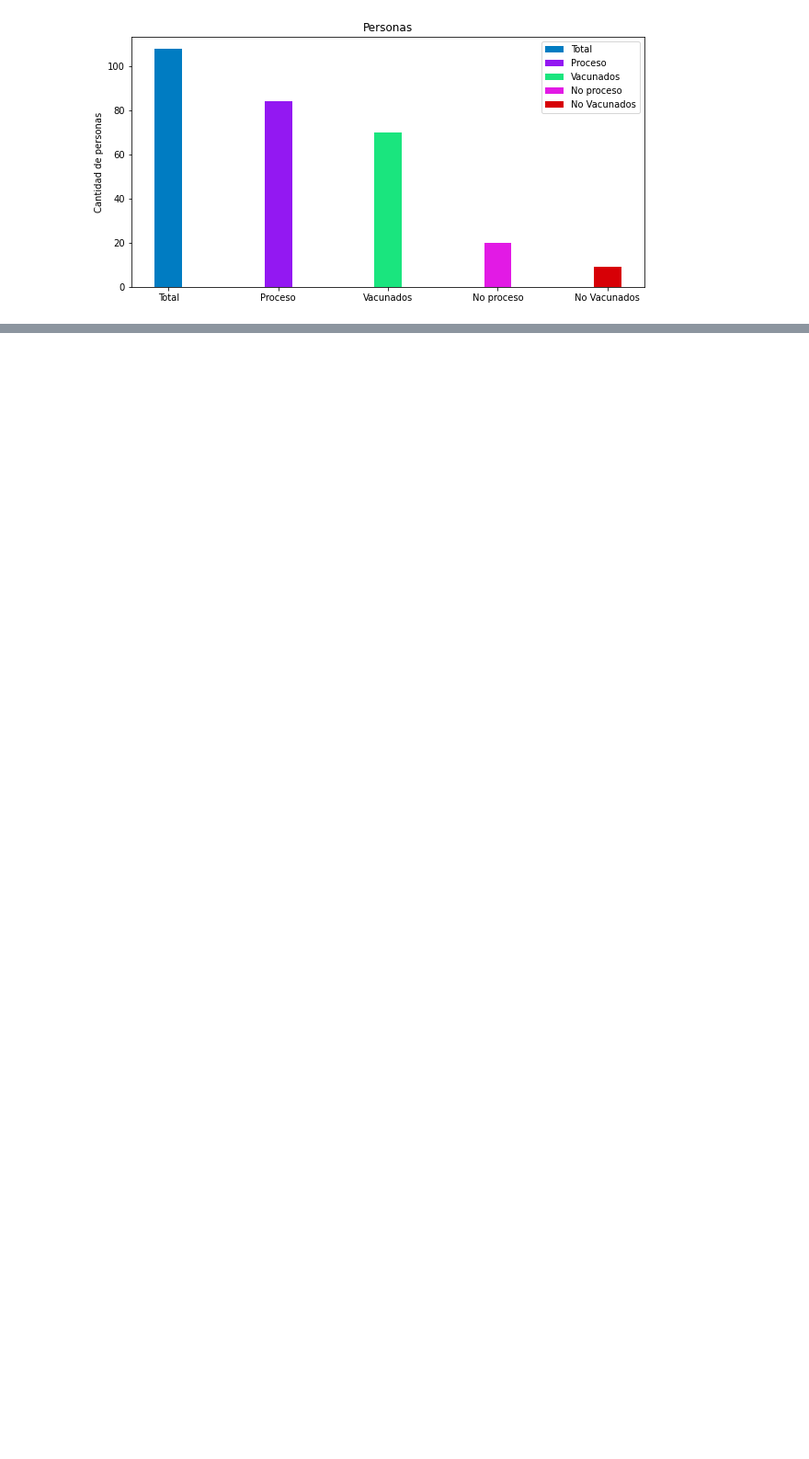
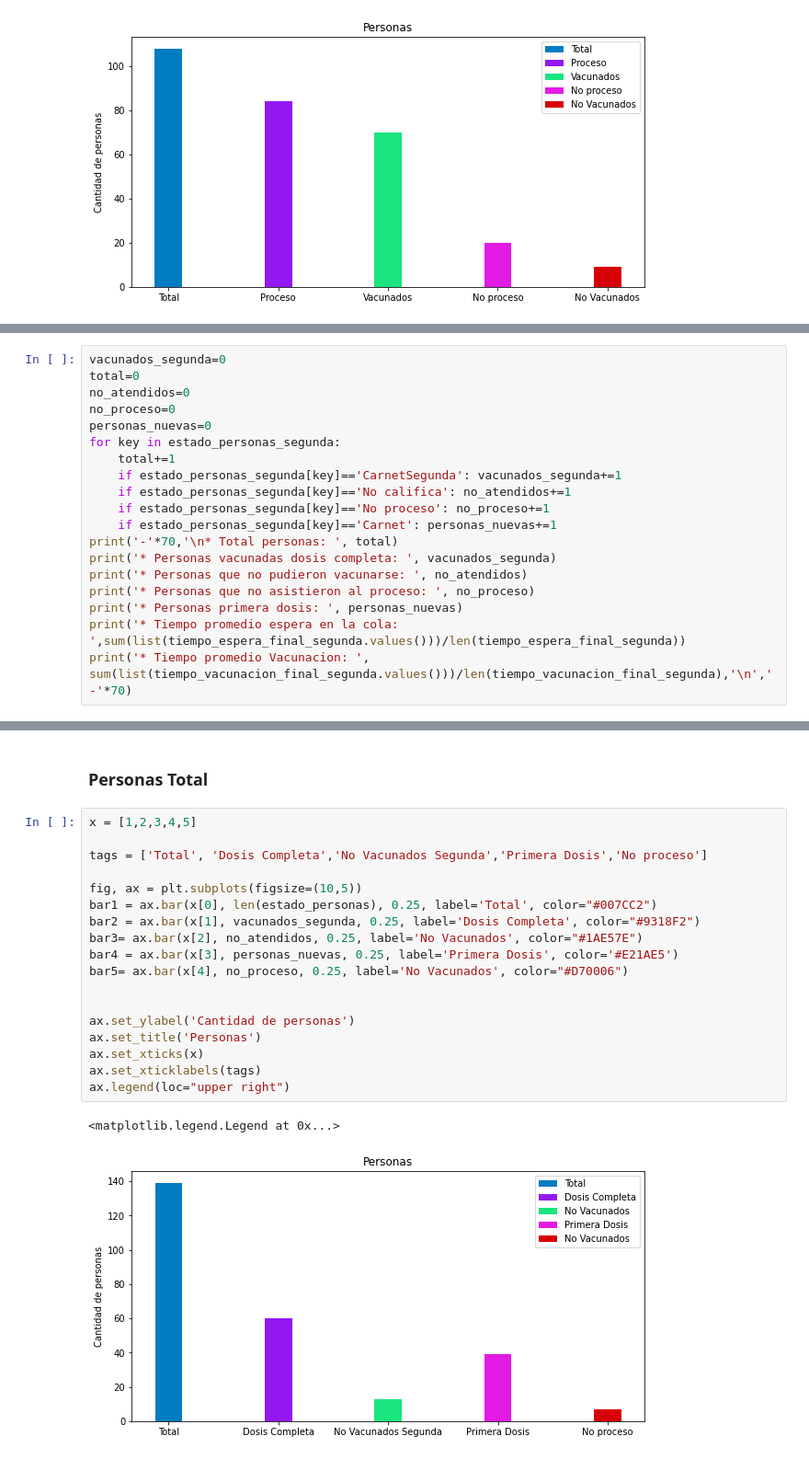
Before and after one commit to vazquezjav/Simulacion, a Jupyter notebook: Examenes/Examen-Interciclo/Simpy_Vacunas.ipynb, the cells around one changed output, grey strips where cells are left out. Shown: that part at 92% size. Cells and saved outputs as stored; diff of their text form; blank space fills up the shorter version.

```diff
--- a/Examenes/Examen-Interciclo/Simpy_Vacunas.ipynb
+++ b/Examenes/Examen-Interciclo/Simpy_Vacunas.ipynb
@@ -281,0 +416,19 @@ plt.show()
+# %%
+vacunados_segunda=0
+total=0
+no_atendidos=0
+no_proceso=0
+personas_nuevas=0
+for key in estado_personas_segunda:
+    total+=1
+    if estado_personas_segunda[key]=='CarnetSegunda': vacunados_segunda+=1
+    if estado_personas_segunda[key]=='No califica': no_atendidos+=1
+    if estado_personas_segunda[key]=='No proceso': no_proceso+=1
+    if estado_personas_segunda[key]=='Carnet': personas_nuevas+=1
+print('-'*70,'\n* Total personas: ', total)
+print('* Personas vacunadas dosis completa: ', vacunados_segunda)
+print('* Personas que no pudieron vacunarse: ', no_atendidos)
+print('* Personas que no asistieron al proceso: ', no_proceso)
+print('* Personas primera dosis: ', personas_nuevas)
+print('* Tiempo promedio espera en la cola: ',sum(list(tiempo_espera_final_segunda.values()))/len(tiempo_espera_final_segunda))
+print('* Tiempo promedio Vacunacion: ', sum(list(tiempo_vacunacion_final_segunda.values()))/len(tiempo_vacunacion_final_segunda),'\n','-'*70)
@@ -281,0 +487,23 @@ plt.show()
+# %% [markdown]
+### Personas Total
+# %%
+x = [1,2,3,4,5]
+
+tags = ['Total', 'Dosis Completa','No Vacunados Segunda','Primera Dosis','No proceso']
+
+fig, ax = plt.subplots(figsize=(10,5))
+bar1 = ax.bar(x[0], len(estado_personas), 0.25, label='Total', color="#007CC2")
+bar2 = ax.bar(x[1], vacunados_segunda, 0.25, label='Dosis Completa', color="#9318F2")
+bar3= ax.bar(x[2], no_atendidos, 0.25, label='No Vacunados', color="#1AE57E")
+bar4 = ax.bar(x[3], personas_nuevas, 0.25, label='Primera Dosis', color='#E21AE5')
+bar5= ax.bar(x[4], no_proceso, 0.25, label='No Vacunados', color="#D70006")
+
+
+ax.set_ylabel('Cantidad de personas')
+ax.set_title('Personas')
+ax.set_xticks(x)
+ax.set_xticklabels(tags)
+ax.legend(loc="upper right")
+# %% [output]
+<matplotlib.legend.Legend at 0x...>
+[figure, added]
```
Also changed, not shown: parts of 16 cells of this notebook, 2 other files.
